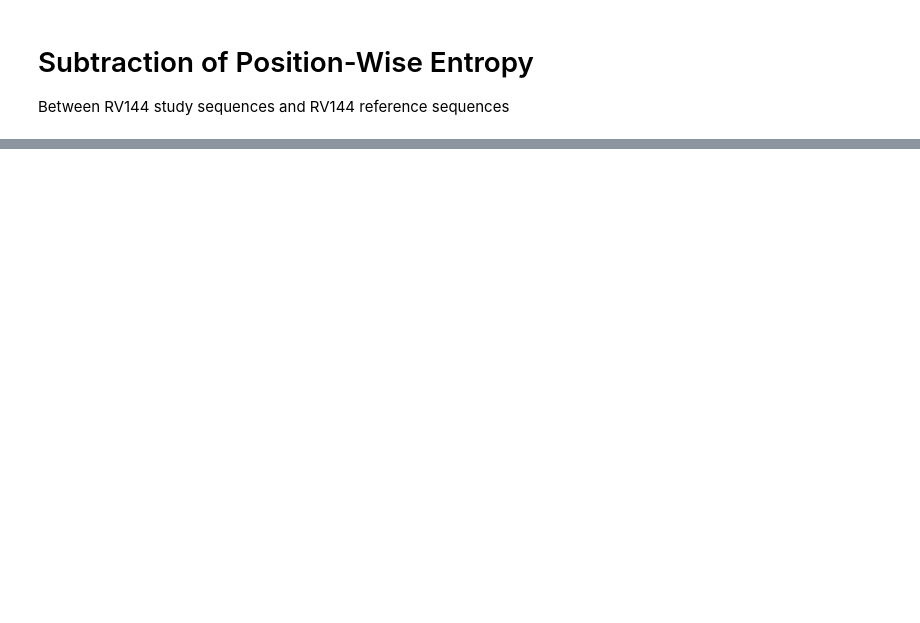
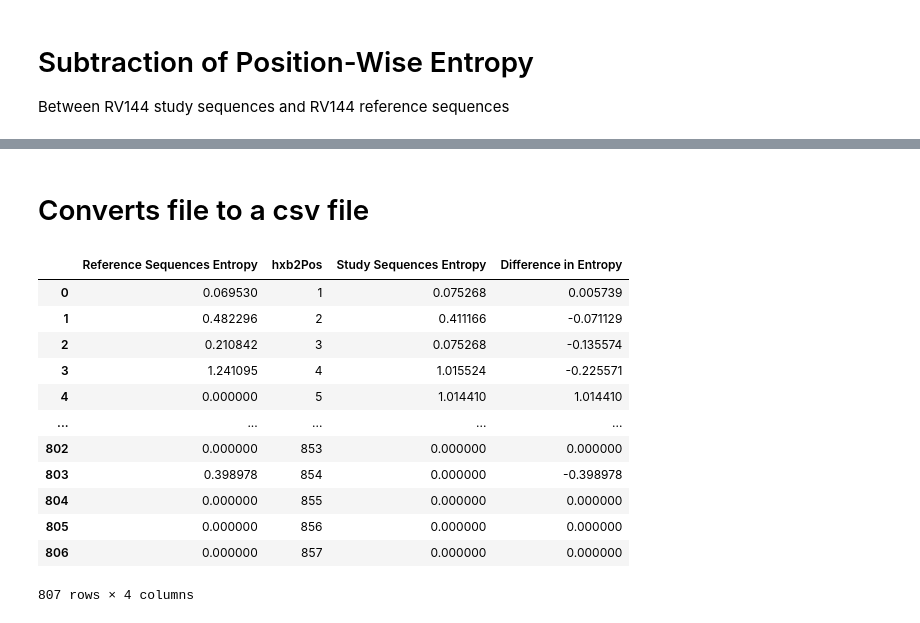
Before and after one commit to MarthinMandig/Fred_Hutch_HIV_Dump_Code, a Jupyter notebook: Fred_Hutch_RV144.ipynb, the cells around one changed output, grey strips where cells are left out. Cells and saved outputs as stored; diff of their text form; code cells hidden in the pictures; blank space fills up the shorter version.

```diff
--- a/Fred_Hutch_RV144.ipynb
+++ b/Fred_Hutch_RV144.ipynb
@@ -262,7 +363,7 @@ print(len(USMHRP_RV144_study_seq_entropy)) #807 is the length
 #filler = ['Filler']
 #filler.fillna("Filler", inplace=True)
 
-filtered_rv144_study = pd.DataFrame({'Entropy': USMHRP_RV144_study_seq_entropy})
+filtered_rv144_study = pd.DataFrame({'Study Sequences Entropy': USMHRP_RV144_study_seq_entropy})
 #filtered_rv144_study['Filler'] = filler
 
 print(filtered_rv144_study)
@@ -287,9 +388,11 @@ Between RV144 study sequences and RV144 reference sequences
 # %%
 
 
-difference_entropy = filtered_rv144_study["Entropy"].values - filtered_rv144_reference['Entropy'].values
+difference_entropy = filtered_rv144_study["Study Sequences Entropy"].values - filtered_rv144_reference['Reference Sequences Entropy'].values
 
 join_dif_entropy = pd.DataFrame({"Difference in Entropy": difference_entropy})
 
+
+join_dif_entropy["hxb2Pos"] = usmhrp_rv144_env_map["hxb2Pos"].values
 print(join_dif_entropy)
 # %% [output]
@@ -309,0 +417,7 @@ print(join_dif_entropy)
+# %%
+
+#filtered_rv144_study["hxb2Pos"] = usmhrp_rv144_env_map["hxb2Pos"].values
+filtered_rv144_study["hxb2Pos"] = usmhrp_rv144_env_map["hxb2Pos"].astype(int).values
+
+
+print(filtered_rv144_study)
@@ -309,0 +439,3 @@ print(join_dif_entropy)
+# %%
+filtered_rv144_reference["hxb2Pos"] = usmhrp_rv144_env_map["hxb2Pos"].values
+print(filtered_rv144_reference)
@@ -309,0 +457,23 @@ print(join_dif_entropy)
+# %% [markdown]
+# Converts file to a csv file
+# %%
+
+
+hxb_dif_entropy = filtered_rv144_reference.join(filtered_rv144_study.set_index('hxb2Pos'), on='hxb2Pos').join(join_dif_entropy.set_index('hxb2Pos'), on='hxb2Pos')
+hxb_dif_entropy
+
+#hxb_dif_entropy.to_csv("hxb2Pos_Entropy_Differences.csv", index=False)
+# %% [output]
+|  | Reference Sequences Entropy | hxb2Pos | Study Sequences Entropy | Difference in Entropy |
+| 0 | 0.069530 | 1 | 0.075268 | 0.005739 |
+| 1 | 0.482296 | 2 | 0.411166 | -0.071129 |
+| 2 | 0.210842 | 3 | 0.075268 | -0.135574 |
+| 3 | 1.241095 | 4 | 1.015524 | -0.225571 |
+| 4 | 0.000000 | 5 | 1.014410 | 1.014410 |
+| ... | ... | ... | ... | ... |
+| 802 | 0.000000 | 853 | 0.000000 | 0.000000 |
+| 803 | 0.398978 | 854 | 0.000000 | -0.398978 |
+| 804 | 0.000000 | 855 | 0.000000 | 0.000000 |
+| 805 | 0.000000 | 856 | 0.000000 | 0.000000 |
+| 806 | 0.000000 | 857 | 0.000000 | 0.000000 |
+807 rows × 4 columns
```
Also changed, not shown: parts of 13 cells of this notebook.
